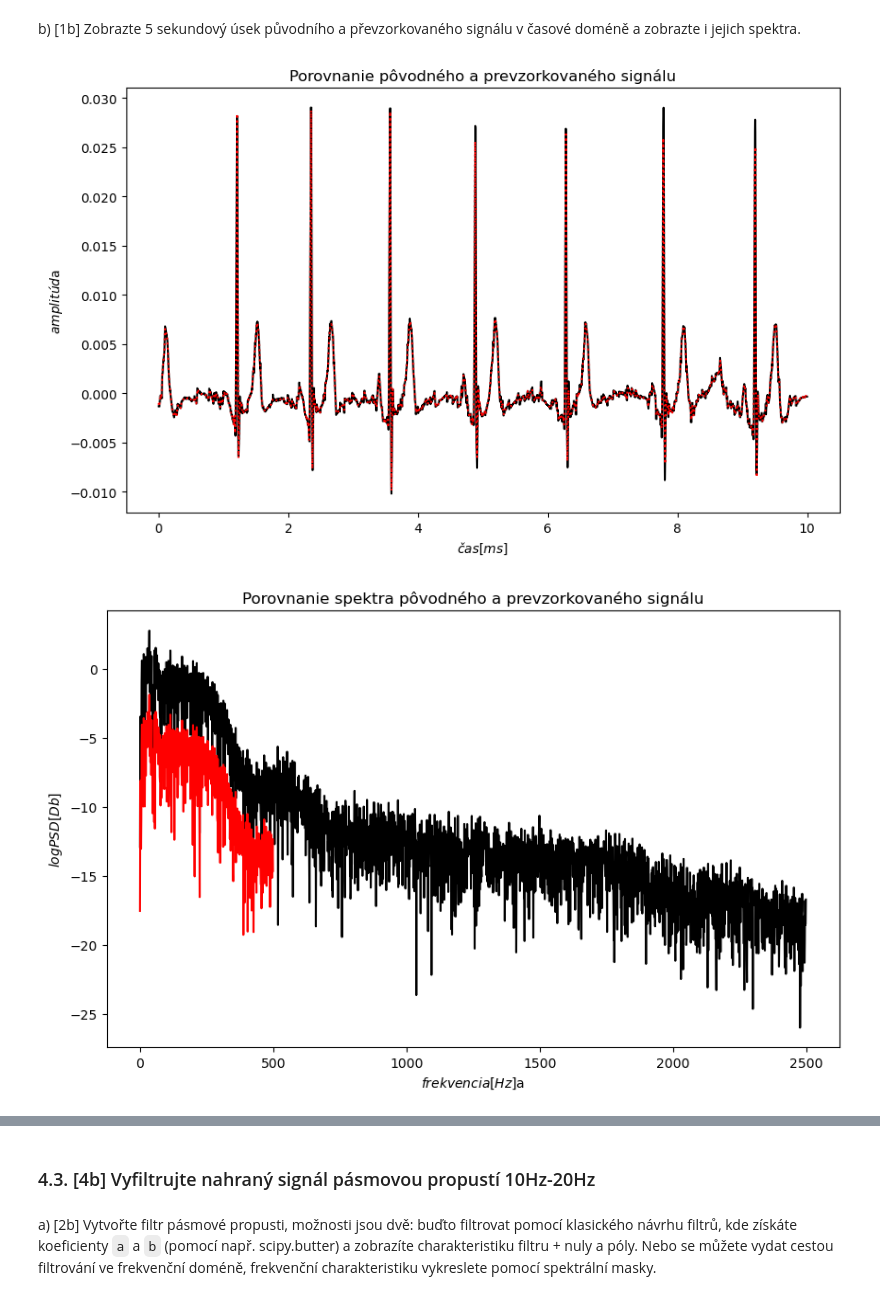
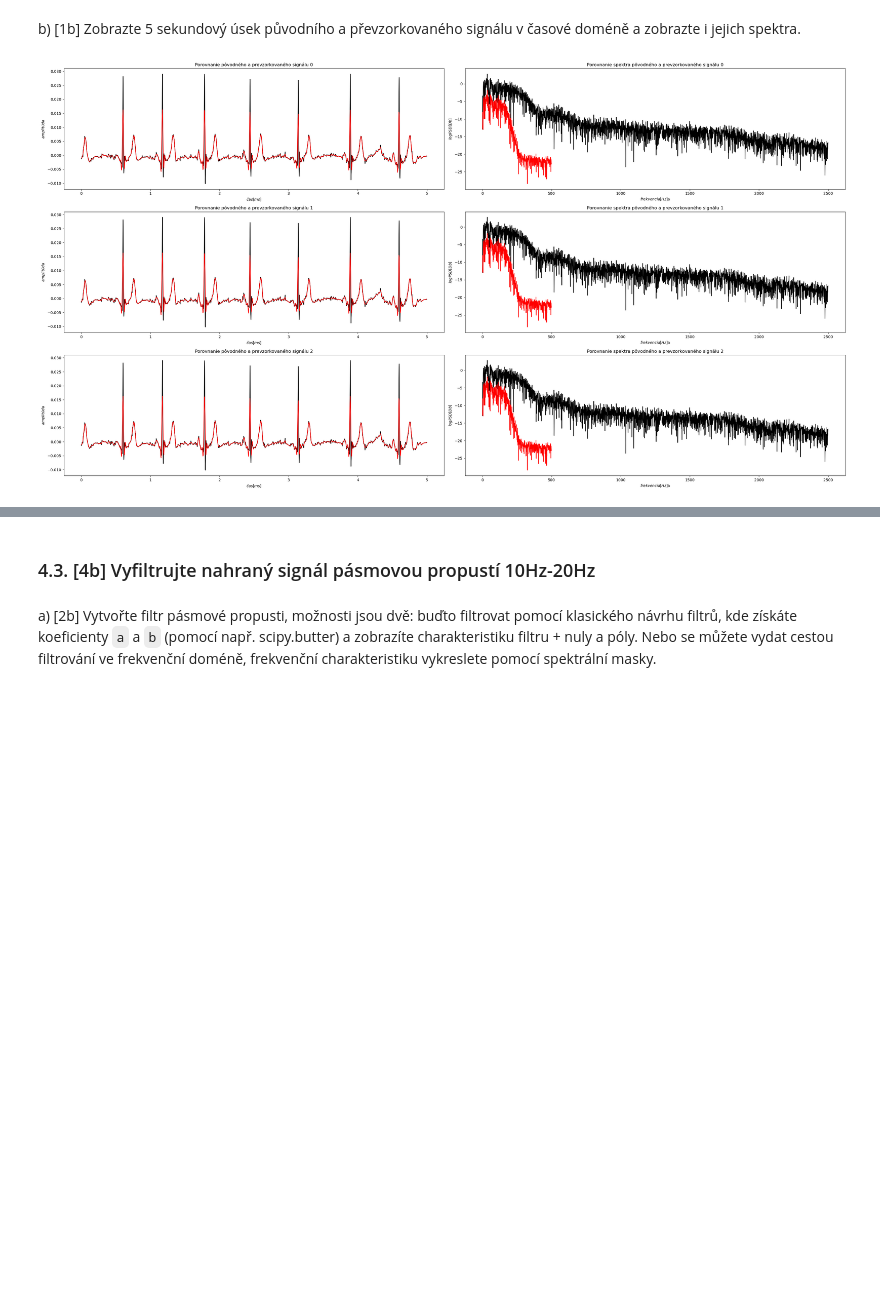
Before and after one commit to matusHubinsky/iss-project-2023, a Jupyter notebook: ISS_ECGProject_2023.ipynb, the cells around one changed output, grey strips where cells are left out. Cells and saved outputs as stored; diff of their text form; code cells hidden in the pictures; blank space fills up the shorter version.

```diff
--- a/ISS_ECGProject_2023.ipynb
+++ b/ISS_ECGProject_2023.ipynb
@@ -104,6 +108,7 @@ import matplotlib.pyplot as plt
 import numpy as np
 import soundfile as sf
 import math
+
 
 def log_PSD(x_values):
 	y_values = []
@@ -111,16 +116,21 @@ def log_PSD(x_values):
 		y_values.append(math.log(x**2, 2))
 	return y_values
 
+
+plt.figure(figsize=(30, 8))
+
 for i in range(3):
     x, fs = sf.read("xhubin04.wav." + str(i))
     spectre = np.fft.fft(x)
     new = abs(spectre)
     half = new[:new.size // 2]
 
-    plt.figure(figsize=(10, 6))
-    plt.title('Spektrum')
+    plt.subplot(1, 3, i + 1)
+    plt.title('Spektrum signálu ' + str(i))
     plt.gca().set_ylabel('$logPSD[Db]$')
     plt.gca().set_xlabel('$frekvencia[Hz]$a')
     plt.plot(log_PSD(half), color='black')
-    plt.show()
+
+plt.tight_layout()
+plt.show()
 # %% [output]
@@ -165,58 +190,34 @@ for i in range(3):
 # %% [markdown]
 b) [1b] Zobrazte 5 sekundový úsek původního a převzorkovaného signálu v časové doméně a zobrazte i jejich spektra.
 # %%
-import matplotlib.pyplot as plt
-import numpy as np
-import soundfile as sf
-import math
-from scipy.signal import resample
-
-def log_PSD(x_values):
-	y_values = []
-	for x in x_values:
-		y_values.append(math.log(x**2, 2))
-	return y_values
+fig, axes = plt.subplots(nrows=3, ncols=2, figsize=(30, 16))
 
 for i in range(3):
     x, fs = sf.read("xhubin04.wav." + str(i))
+    x_new, fs_new = sf.read("new-"+str(i)+".wav")
 
-    fs_target = 100  # target sampling frequency
-    fs_original = fs
+    resampled_time = np.arange(0, len(new_x)) / fs_target * 0.5
+    original_time = np.arange(0, len(x)) / fs * 0.5
 
-    num_samples_target = int(len(x) * fs_target / fs_original)
-    new_x = resample(x, num_samples_target)
-
-    resampled_time = np.arange(0, len(new_x)) / fs_target
-    original_time = np.arange(0, len(x)) / fs
-
-    plt.figure(figsize=(10, 6))
-    plt.title('Porovnanie pôvodného a prevzorkovaného signálu')
-    plt.gca().set_xlabel('$čas[ms]$')
-    plt.gca().set_ylabel('$amplitúd$a')
-    plt.plot(original_time, x, color='black')
-    plt.plot(resampled_time, new_x, linestyle='dotted' ,color='red')
-    # plt.legend()
-    plt.show()
+    axes[i, 0].set_title('Porovnanie pôvodného a prevzorkovaného signálu ' + str(i))
+    axes[i, 0].set_xlabel('$čas[ms]$')
+    axes[i, 0].set_ylabel('$amplitúd$a')
+    axes[i, 0].plot(original_time, x, color='black')
+    axes[i, 0].plot(resampled_time, x_new, color='red')
 
     spectre_original = abs(np.fft.fft(x))
     half_original = spectre_original[:spectre_original.size // 2]
 
-    spectre_new = abs(np.fft.fft(new_x))
+    spectre_new = abs(np.fft.fft(x_new))
     half_new = spectre_new[:spectre_new.size // 2]
 
-    def log_PSD(x_values):
-    	y_values = []
-    	for x in x_values:
-    		y_values.append(math.log(x**2, 2))
-    	return y_values
+    axes[i, 1].set_title('Porovnanie spektra pôvodného a prevzorkovaného signálu ' + str(i))
+    axes[i, 1].set_ylabel('$logPSD[Db]$')
+    axes[i, 1].set_xlabel('$frekvencia[Hz]$a')
+    axes[i, 1].plot(log_PSD(half_original), color='black')
+    axes[i, 1].plot(log_PSD(half_new), color='red')
 
-    plt.figure(figsize=(10, 6))
-    plt.title('Porovnanie spektra pôvodného a prevzorkovaného signálu')
-    plt.gca().set_ylabel('$logPSD[Db]$')
-    plt.gca().set_xlabel('$frekvencia[Hz]$a')
-    plt.plot(log_PSD(half_original), color='black')
-    plt.plot(log_PSD(half_new), color='red')
-    plt.show()
+plt.tight_layout()
+plt.show()
 # %% [output]
-[figure, old version]
+[figure, new version]
-[figure, removed]
```
Also changed, not shown: parts of 10 cells of this notebook.
